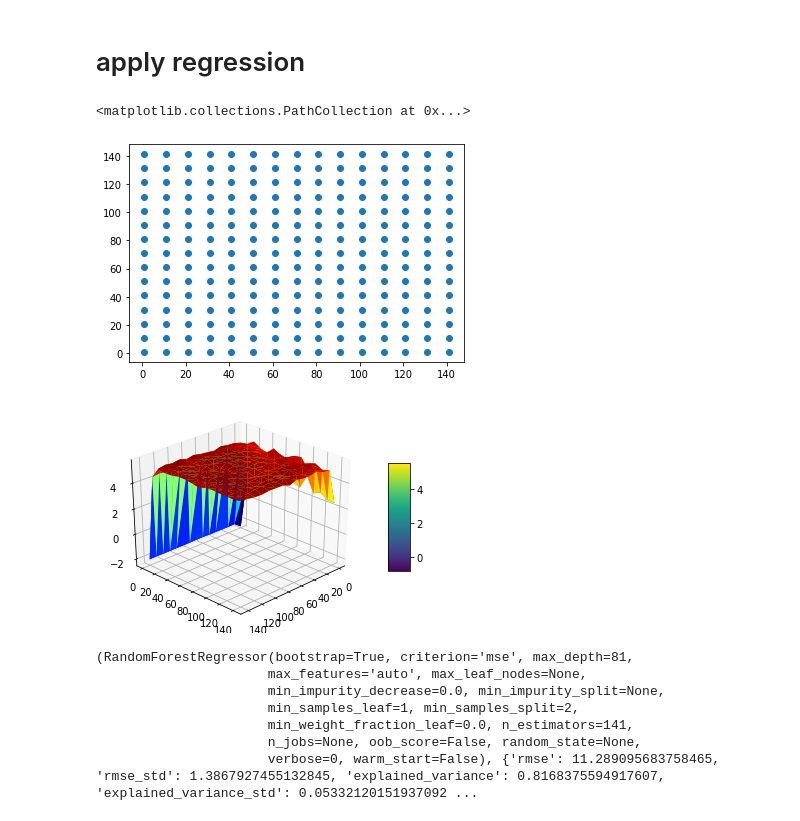
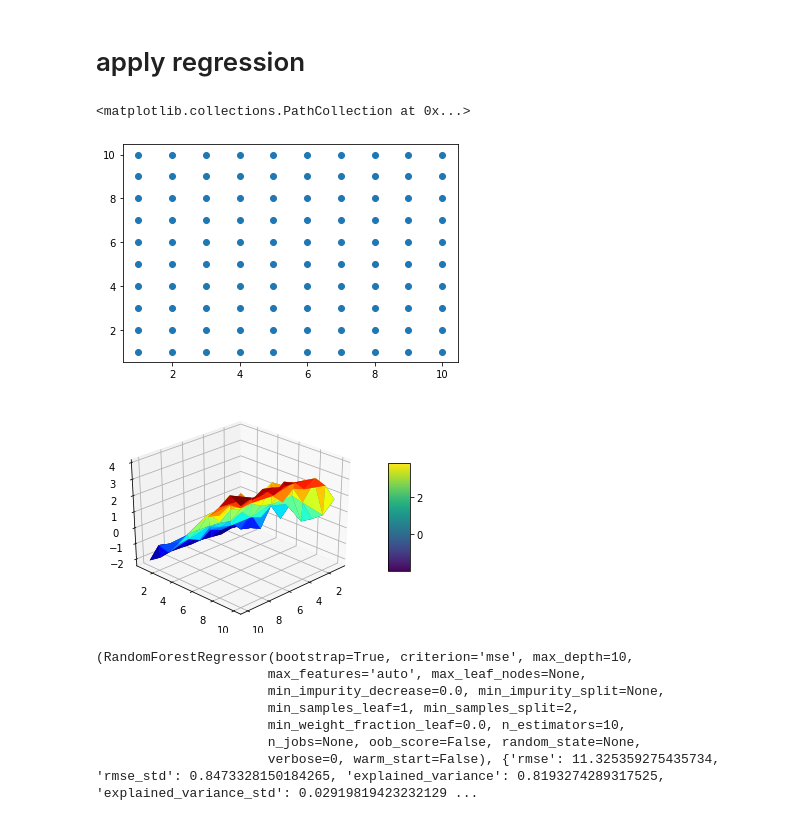
Before and after one commit to KavehShoorideh/GrassrootsDonor, a Jupyter notebook: grassrootsdonor/notebooks/k-fold.ipynb, the cells around one changed output. Saved outputs shown, nothing was run; the diff lists cells and outputs as text; code cells hidden in the pictures.

```diff
--- a/grassrootsdonor/notebooks/k-fold.ipynb
+++ b/grassrootsdonor/notebooks/k-fold.ipynb
@@ -314,16 +314,16 @@ def plotResults(search_results):
 # %%
 # depths = np..randint(40, 150, size=50)
 # estims = np.random.randint(5, 40, size=50)
 
-depths = range(1, 151, 10)
-estims = range(1, 151, 10)
+depths = range(1, 11, 1)
+estims = range(1, 11, 1)
 points = [(i, j) for i in depths for j in estims]
 depths = [p[0] for p in points]
 estims = [p[1] for p in points]
 plt.scatter(depths, estims)
 # %% [output]
 <matplotlib.collections.PathCollection at 0x...>
-[figure, old version]
+[figure, new version]
 # %%
 search_results = []
 for d, e in zip(depths,estims):
@@ -331,7 +331,7 @@ for d, e in zip(depths,estims):
 # %%
 plotResults(search_results)
 # %% [output]
-[figure, old version]
+[figure, new version]
 # %%
 from joblib import dump
 best = sorted(search_results, key = lambda x: (x[1]['rmse'], x[1]['rmse'] - x[2]['rmse']))
@@ -343,13 +343,13 @@ dump(forest, cfg.randForestModel)
 
 print(best[0])
 # %% [output]
-(RandomForestRegressor(bootstrap=True, criterion='mse', max_depth=81,
+(RandomForestRegressor(bootstrap=True, criterion='mse', max_depth=10,
                       max_features='auto', max_leaf_nodes=None,
                       min_impurity_decrease=0.0, min_impurity_split=None,
                       min_samples_leaf=1, min_samples_split=2,
-                      min_weight_fraction_leaf=0.0, n_estimators=141,
+                      min_weight_fraction_leaf=0.0, n_estimators=10,
                       n_jobs=None, oob_score=False, random_state=None,
-                      verbose=0, warm_start=False), {'rmse': 11.289095683758465, 'rmse_std': 1.3867927455132845, 'explained_variance': 0.8168375594917607, 'explained_variance_std': 0.05332120151937092 ...
+                      verbose=0, warm_start=False), {'rmse': 11.325359275435734, 'rmse_std': 0.8473328150184265, 'explained_variance': 0.8193274289317525, 'explained_variance_std': 0.02919819423232129 ...
 # %%
 import matplotlib.pylab as plt
 import pandas as pd
```
Also changed, not shown: parts of 4 cells of this notebook, 3 other files.
